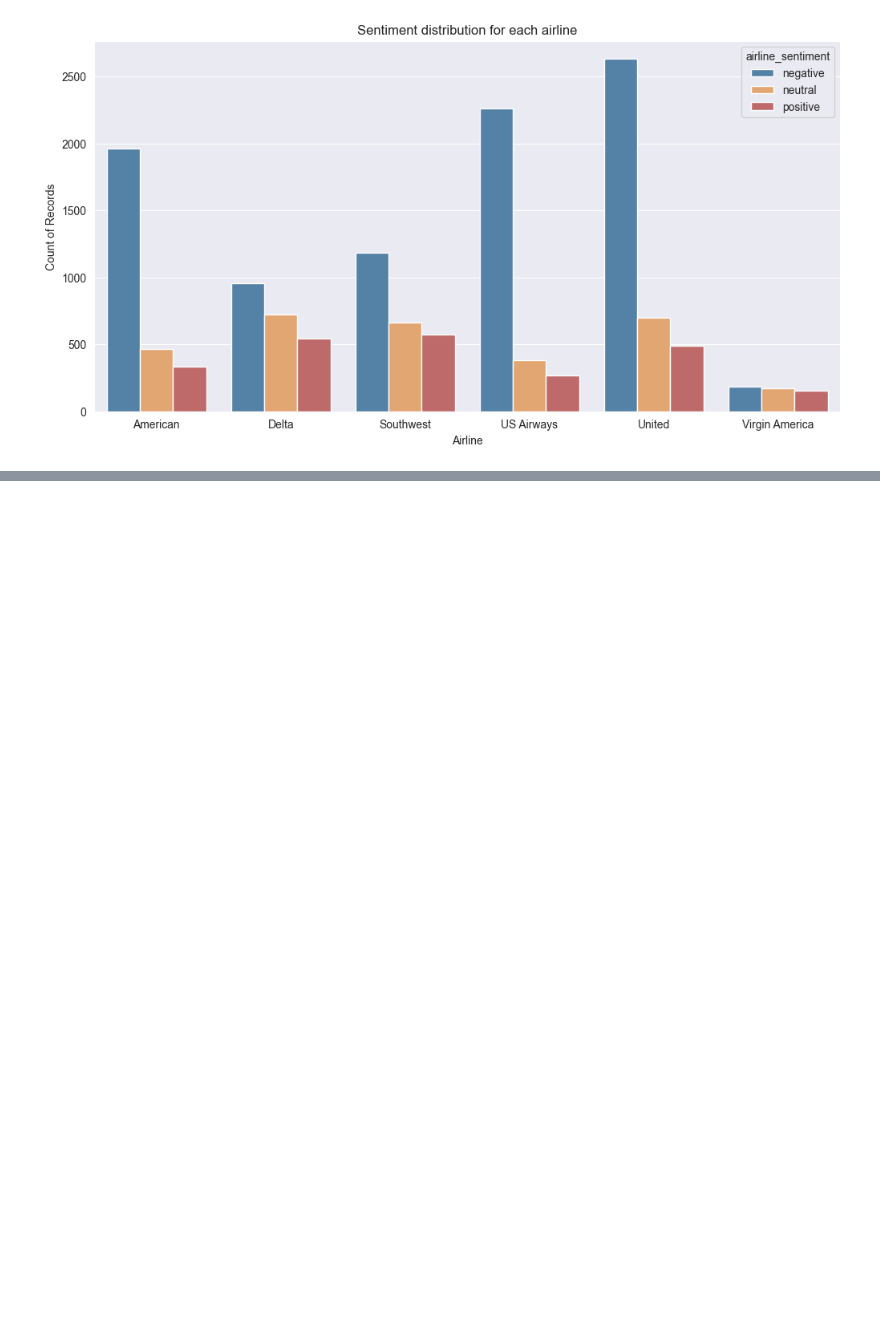
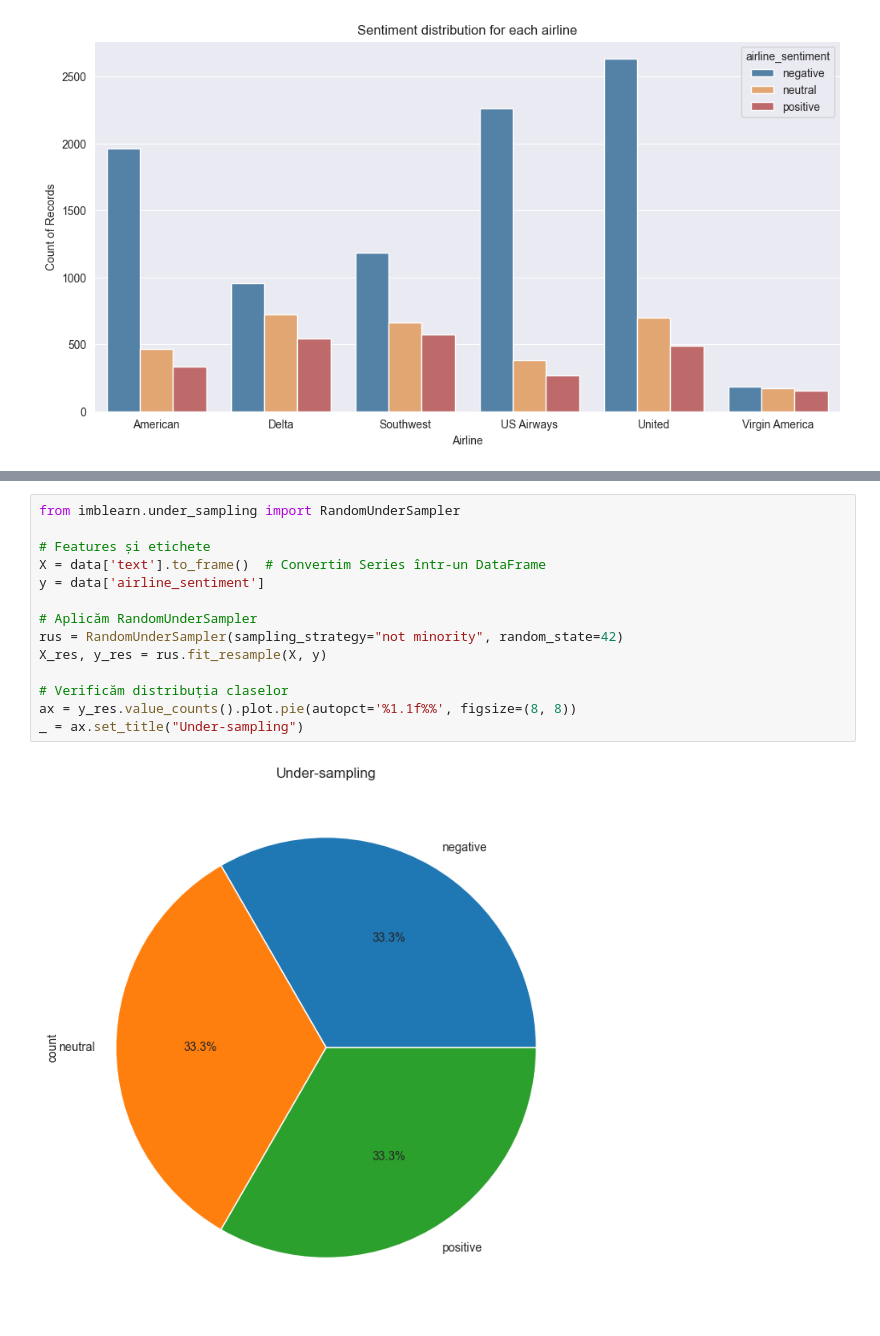
Before and after one commit to Dackohn/ExcaliburAiProject, a Jupyter notebook: app/data_analysis.ipynb, the cells around one changed output, grey strips where cells are left out. Drawn from its saved outputs; the diff is of its cells as text; blank space fills up the shorter version.

```diff
--- a/app/data_analysis.ipynb
+++ b/app/data_analysis.ipynb
@@ -166,0 +278,16 @@ plt.show()
+# %%
+from imblearn.under_sampling import RandomUnderSampler
+
+# Features și etichete
+X = data['text'].to_frame()  # Convertim Series într-un DataFrame
+y = data['airline_sentiment']
+
+# Aplicăm RandomUnderSampler
+rus = RandomUnderSampler(sampling_strategy="not minority", random_state=42)
+X_res, y_res = rus.fit_resample(X, y)
+
+# Verificăm distribuția claselor
+ax = y_res.value_counts().plot.pie(autopct='%1.1f%%', figsize=(8, 8))
+_ = ax.set_title("Under-sampling")
+# %% [output]
+[figure, added]
```
Also changed, not shown: parts of 15 cells of this notebook, 1 other file.
